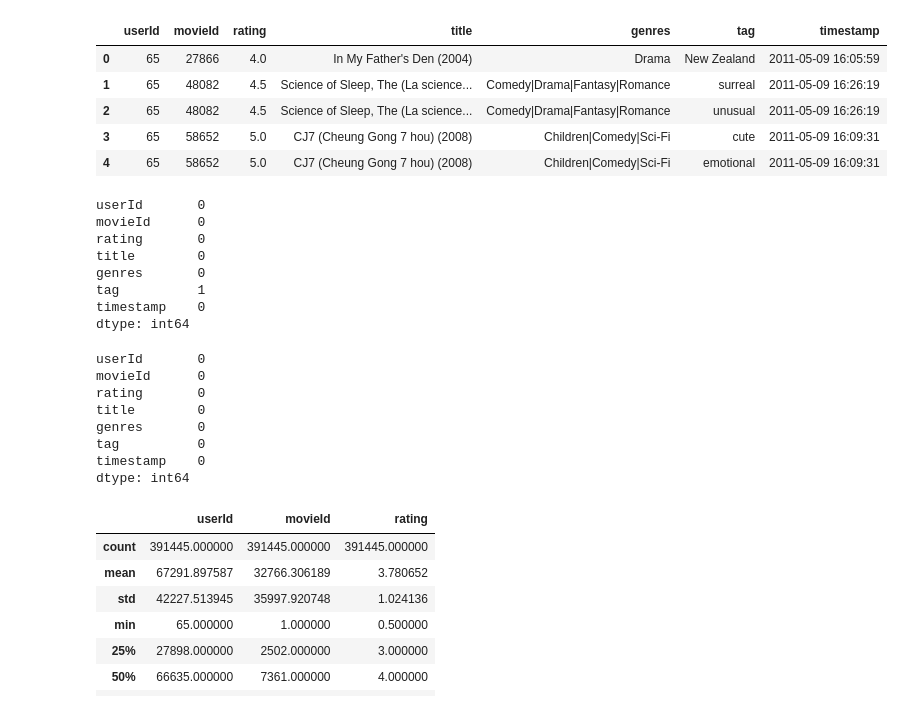
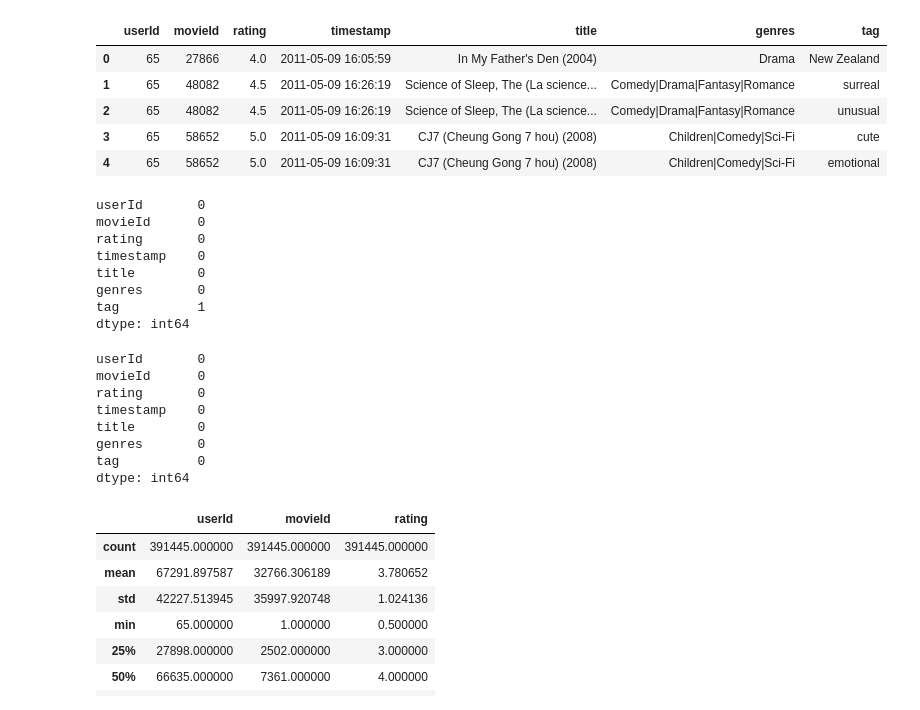
Before and after one commit to Charlottecool/Neural-Network-and-NLP-Based-Movie-Recommendation-System, a Jupyter notebook: Neural Network and NLP-Based Movie Recommendation System.ipynb, the cells around one changed output. Cells and saved outputs as stored; diff of their text form; code cells hidden in the pictures.

```diff
--- a/Neural Network and NLP-Based Movie Recommendation System.ipynb
+++ b/Neural Network and NLP-Based Movie Recommendation System.ipynb
@@ -43,18 +49,16 @@ final_merged_data.head()
 | 3 | 65 | 58652 | 5.0 | 2011-05-09 16:09:31 | CJ7 (Cheung Gong 7 hou) (2008) | Children|Comedy|Sci-Fi | cute | 2011-05-09 16:13:32 |
 | 4 | 65 | 58652 | 5.0 | 2011-05-09 16:09:31 | CJ7 (Cheung Gong 7 hou) (2008) | Children|Comedy|Sci-Fi | emotional | 2011-05-09 16:13:28 |
 # %%
-# delete extra timestamp
-final_merged_data = final_merged_data.drop('timestamp_y', axis=1)
-final_merged_data['timestamp'] = final_merged_data['timestamp_x']
-final_merged_data = final_merged_data.drop('timestamp_x', axis=1)
+# remove extra timestamp
+final_merged_data = final_merged_data.drop(columns=['timestamp_y']).rename(columns={'timestamp_x': 'timestamp'})
 final_merged_data.head()
 # %% [output]
-|  | userId | movieId | rating | title | genres | tag | timestamp |
-| 0 | 65 | 27866 | 4.0 | In My Father's Den (2004) | Drama | New Zealand | 2011-05-09 16:05:59 |
-| 1 | 65 | 48082 | 4.5 | Science of Sleep, The (La science... | Comedy|Drama|Fantasy|Romance | surreal | 2011-05-09 16:26:19 |
-| 2 | 65 | 48082 | 4.5 | Science of Sleep, The (La science... | Comedy|Drama|Fantasy|Romance | unusual | 2011-05-09 16:26:19 |
-| 3 | 65 | 58652 | 5.0 | CJ7 (Cheung Gong 7 hou) (2008) | Children|Comedy|Sci-Fi | cute | 2011-05-09 16:09:31 |
-| 4 | 65 | 58652 | 5.0 | CJ7 (Cheung Gong 7 hou) (2008) | Children|Comedy|Sci-Fi | emotional | 2011-05-09 16:09:31 |
+|  | userId | movieId | rating | timestamp | title | genres | tag |
+| 0 | 65 | 27866 | 4.0 | 2011-05-09 16:05:59 | In My Father's Den (2004) | Drama | New Zealand |
+| 1 | 65 | 48082 | 4.5 | 2011-05-09 16:26:19 | Science of Sleep, The (La science... | Comedy|Drama|Fantasy|Romance | surreal |
+| 2 | 65 | 48082 | 4.5 | 2011-05-09 16:26:19 | Science of Sleep, The (La science... | Comedy|Drama|Fantasy|Romance | unusual |
+| 3 | 65 | 58652 | 5.0 | 2011-05-09 16:09:31 | CJ7 (Cheung Gong 7 hou) (2008) | Children|Comedy|Sci-Fi | cute |
+| 4 | 65 | 58652 | 5.0 | 2011-05-09 16:09:31 | CJ7 (Cheung Gong 7 hou) (2008) | Children|Comedy|Sci-Fi | emotional |
 # %%
 # check null value
 final_merged_data.isnull().sum()
@@ -62,10 +66,10 @@ final_merged_data.isnull().sum()
 userId       0
 movieId      0
 rating       0
+timestamp    0
 title        0
 genres       0
 tag          1
-timestamp    0
 dtype: int64
 # %%
 # mark NaN as 'unknown'
@@ -75,10 +79,10 @@ final_merged_data.isnull().sum()
 userId       0
 movieId      0
 rating       0
+timestamp    0
 title        0
 genres       0
 tag          0
-timestamp    0
 dtype: int64
 # %%
 final_merged_data.describe()
```
Also changed, not shown: parts of 20 cells of this notebook.
